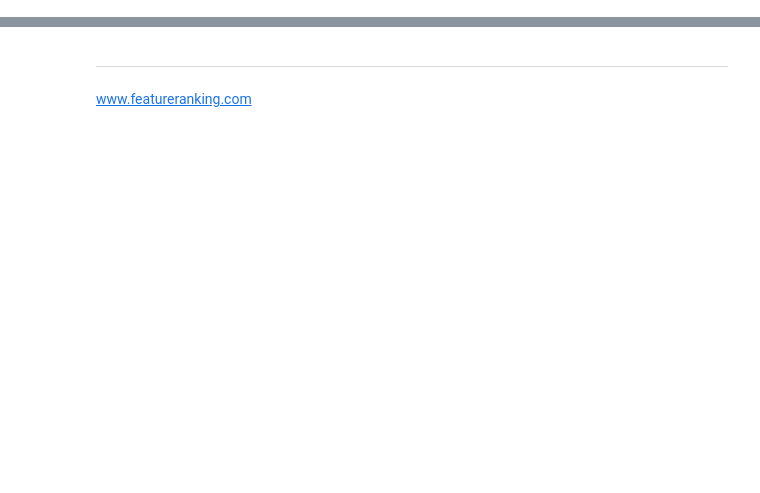
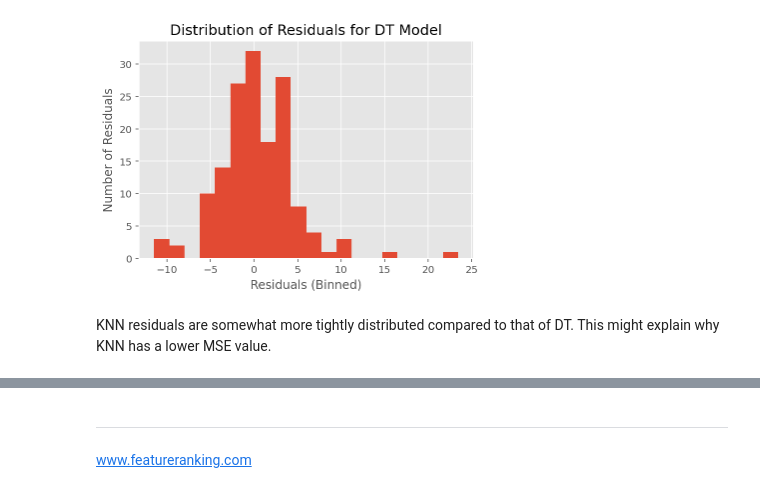
Before and after one commit to akmand/machine_learning_tutorials, a Jupyter notebook: SK3.ipynb, the cells around one changed output, grey strips where cells are left out. Saved outputs shown, nothing was run; the diff lists cells and outputs as text; code cells hidden in the pictures; blank space fills up the shorter version.

```diff
--- a/SK3.ipynb
+++ b/SK3.ipynb
@@ -489,0 +606,13 @@ print(gs.best_score_)
+# %%
+t_pred_dt = fitted_models['DT'].predict(D_test)
+residuals_dt = t_test - t_pred_dt
+
+plt.hist(residuals_dt,20)
+plt.xlabel("Residuals (Binned)")
+plt.ylabel("Number of Residuals")
+plt.title("Distribution of Residuals for DT Model")
+plt.show()
+# %% [output]
+[figure, added]
+# %% [markdown]
+KNN residuals are somewhat more tightly distributed compared to that of DT. This might explain why KNN has a lower MSE value.
```
Also changed, not shown: parts of 156 cells of this notebook, 10 other files.
